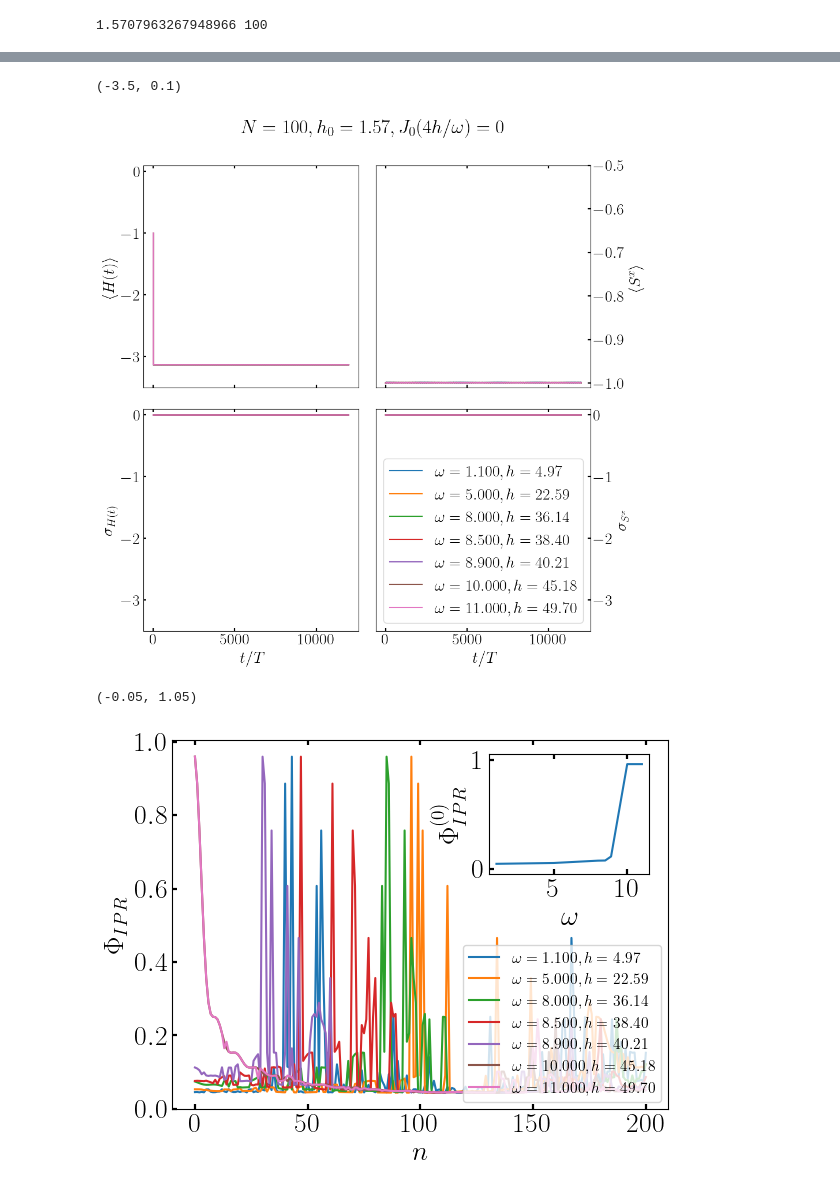
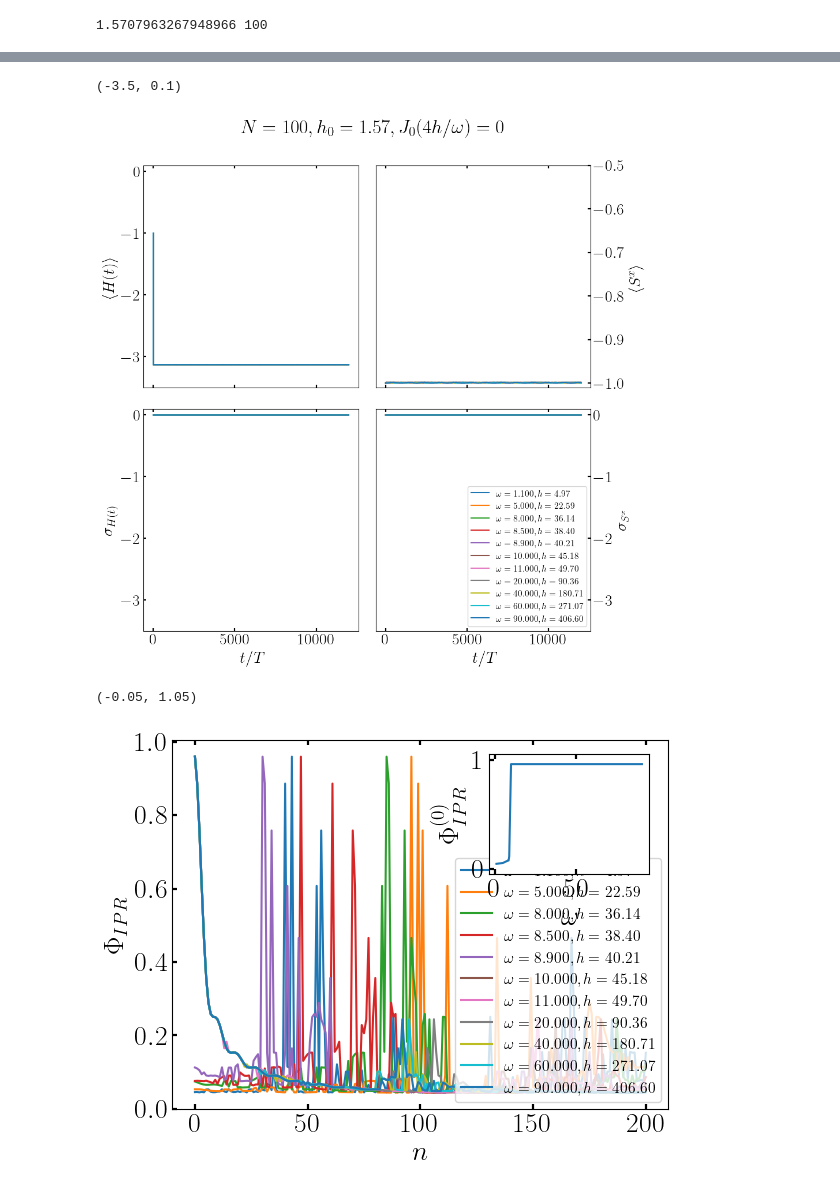
Before and after one commit to hariseldon99/periodic_lipkin, a Jupyter notebook: Reduced_IPR/pretherm_pp.ipynb, the cells around one changed output, grey strips where cells are left out. Cells and saved outputs as stored; diff of their text form; code cells hidden in the pictures.

```diff
--- a/Reduced_IPR/pretherm_pp.ipynb
+++ b/Reduced_IPR/pretherm_pp.ipynb
@@ -13,3 +13,16 @@ f.close()
 print(h0,N)
 # %% [output]
 1.5707963267948966 100
+# %%
+import hdfdict
+import h5py
+import numpy as np
+
+fname2 = 'frz_multomega_20230327_2.h5'
+f = h5py.File(fname2, 'r')
+fulldata2 = hdfdict.load(fname2)
+h0 = f.attrs['h0']
+N = f.attrs['N']
+nperiods = f.attrs['nperiods']
+f.close()
+print(h0,N)
@@ -16,7 +31,6 @@ print(h0,N)
 # %%
 omegas = np.array([value['metadata']['omega'] for key, value in fulldata.items()])
+omegas2 = np.array([value['metadata']['omega'] for key, value in fulldata2.items()])
 
-print(omegas)
-for key,value in fulldata.items():
-    print(key)
+print(omegas, omegas2)
 # %% [output]
@@ -33,6 +40,7 @@ from scipy.special import j0
 import matplotlib.pyplot as plt
 
 keys = ['0','1','2','3','4','5','6']
+keys2 = ['0','1','2','3']
 
 fig,axs = plt.subplots(2,2, tight_layout=True, figsize=(10, 10))
 
@@ -40,6 +48,15 @@ fig.suptitle(fr'$N={N}, h_0={h0:1.2f}, J_0(4h/\omega)=0$')
 
 for key in keys:
     data = fulldata[key]
+    omega = data['metadata']['omega']
+    h = data['metadata']['h']
+    axs[0,0].plot(data['eavg'],label=fr'$\omega={omega:1.3f}, h={h:1.2f}$')
+    axs[0,1].plot(data['sxavg'],label=fr'$\omega={omega:1.3f}, h={h:1.2f}$')
+    axs[1,0].plot(data['evar'],label=fr'$\omega={omega:1.3f}, h={h:1.2f}$')
+    axs[1,1].plot(data['evar'],label=fr'$\omega={omega:1.3f}, h={h:1.2f}$')
+
+for key in keys2:
+    data = fulldata2[key]
     omega = data['metadata']['omega']
     h = data['metadata']['h']
     axs[0,0].plot(data['eavg'],label=fr'$\omega={omega:1.3f}, h={h:1.2f}$')
@@ -61,7 +78,7 @@ axs[0,1].yaxis.set_label_position("right")
 axs[1,1].yaxis.set_label_position("right")
 axs[0,0].xaxis.set_ticklabels([])
 axs[0,1].xaxis.set_ticklabels([])
-axs[1,1].legend(loc='lower right')
+axs[1,1].legend(loc='lower right', fontsize=11)
 
 axs[0,0].set_ylim((-3.5, 0.1))
 axs[0,1].set_ylim((-1.01, -0.5))
@@ -79,7 +96,7 @@ axs[1,1].set_ylim((-3.5, 0.1))
 #plt.legend([handles[idx] for idx in order],[labels[idx] for idx in order])
 # %% [output]
 (-3.5, 0.1)
-[figure, old version]
+[figure, new version]
 # %%
 from scipy.special import j0
 import matplotlib.pyplot as plt
@@ -87,6 +104,7 @@ import matplotlib.pyplot as plt
 
 chosen_state = 0
 keys = ['0','1','2','3','4','5','6']
+keys2 = ['0','1','2','3']
 
 fig, ax1 = plt.subplots()
 
@@ -99,31 +117,38 @@ for key in keys:
     omegas.append(omega)
     h = data['metadata']['h']
     ax1.plot(data['ipr'],label=fr'$\omega={omega:1.3f}, h={h:1.2f}$')
     iprdata.append(data['ipr'][chosen_state])
 
+for key in keys2:
+    data = fulldata2[key]
+    omega = data['metadata']['omega']
+    omegas.append(omega)
+    h = data['metadata']['h']
+    ax1.plot(data['ipr'],label=fr'$\omega={omega:1.3f}, h={h:1.2f}$')
+    iprdata.append(data['ipr'][chosen_state])
 
 
 ax1.set_ylabel(r"$\Phi_{IPR}$")
 ax1.set_xlabel(r"$n$")
 ax1.legend(loc='lower right', fontsize=11)
 
 left, bottom, width, height = [0.62, 0.6, 0.25, 0.25]
 ax2 = fig.add_axes([left, bottom, width, height])
 ax2.plot(omegas, iprdata)
 ax2.set_xlabel(r"$\omega$")
 
 ax2.set_ylabel(r"$\Phi^{(0)}_{IPR}$")
 ax2.set_ylim((-0.05,1.05))
 
 
 #get handles and labels
 #handles, labels = plt.gca().get_legend_handles_labels()
 
 #specify order of items in legend
 #order = [2,3,0,5,6,4]
 
 #add legend to plot
 #plt.legend([handles[idx] for idx in order],[labels[idx] for idx in order])
 # %% [output]
 (-0.05, 1.05)
-[figure, old version]
+[figure, new version]
```
Also changed, not shown: parts of 2 cells of this notebook, 1 other file.
